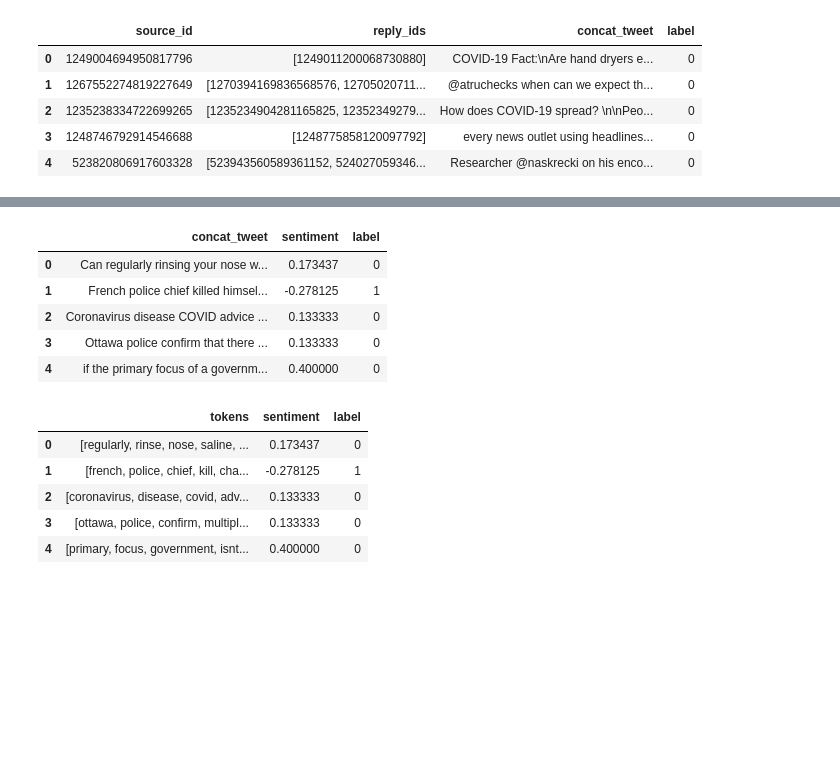
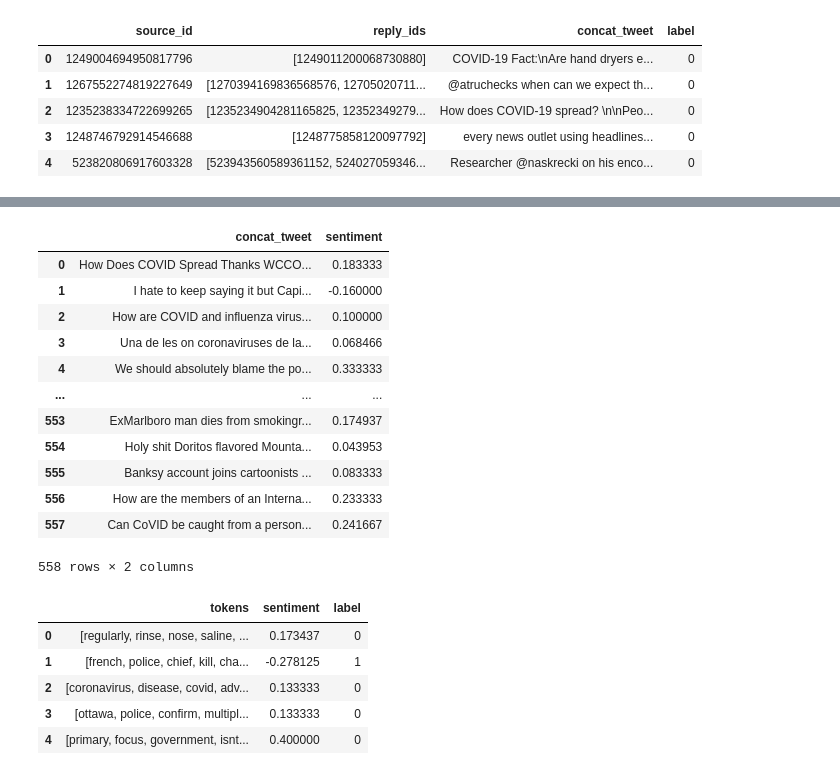
Before and after one commit to kelvinlim3/Twitter-Rumour-Detection, a Jupyter notebook: nn.ipynb, the cells around one changed output, grey strips where cells are left out. Drawn from its saved outputs; the diff is of its cells as text; code cells hidden in the pictures; blank space fills up the shorter version.

```diff
--- a/nn.ipynb
+++ b/nn.ipynb
@@ -233,20 +249,30 @@ def preprocess_df(df):
     preprocessed.insert(1, 'sentiment',sentiment)
     preprocessed.fillna('', inplace=True)
     #sources.text = sources.text + " " + sources.hashtag
-    preprocessed.drop_duplicates(subset=['concat_tweet'][0:100],inplace=True)
     return preprocessed
 # %%
 train_full_df = preprocess_df(train_full_df)
+train_full_df.drop_duplicates(subset=['concat_tweet'][0:100],inplace=True)
+
 dev_full_df = preprocess_df(dev_full_df)
+dev_full_df.drop_duplicates(subset=['concat_tweet'][0:100],inplace=True)
+
 test_full_df = preprocess_df(test_full_df)
-train_full_df.head()
+test_full_df
 # %% [output]
-|  | concat_tweet | sentiment | label |
-| 0 | Can regularly rinsing your nose w... | 0.173437 | 0 |
-| 1 | French police chief killed himsel... | -0.278125 | 1 |
-| 2 | Coronavirus disease COVID advice ... | 0.133333 | 0 |
-| 3 | Ottawa police confirm that there ... | 0.133333 | 0 |
-| 4 | if the primary focus of a governm... | 0.400000 | 0 |
+|  | concat_tweet | sentiment |
+| 0 | How Does COVID Spread Thanks WCCO... | 0.183333 |
+| 1 | I hate to keep saying it but Capi... | -0.160000 |
+| 2 | How are COVID and influenza virus... | 0.100000 |
+| 3 | Una de les on coronaviruses de la... | 0.068466 |
+| 4 | We should absolutely blame the po... | 0.333333 |
+| ... | ... | ... |
+| 553 | ExMarlboro man dies from smokingr... | 0.174937 |
+| 554 | Holy shit Doritos flavored Mounta... | 0.043953 |
+| 555 | Banksy account joins cartoonists ... | 0.083333 |
+| 556 | How are the members of an Interna... | 0.233333 |
+| 557 | Can CoVID be caught from a person... | 0.241667 |
+558 rows × 2 columns
 # %%
 from nltk.tokenize import TweetTokenizer
 from nltk.corpus import stopwords, wordnet
```
Also changed, not shown: parts of 12 cells of this notebook, 3 other files.
